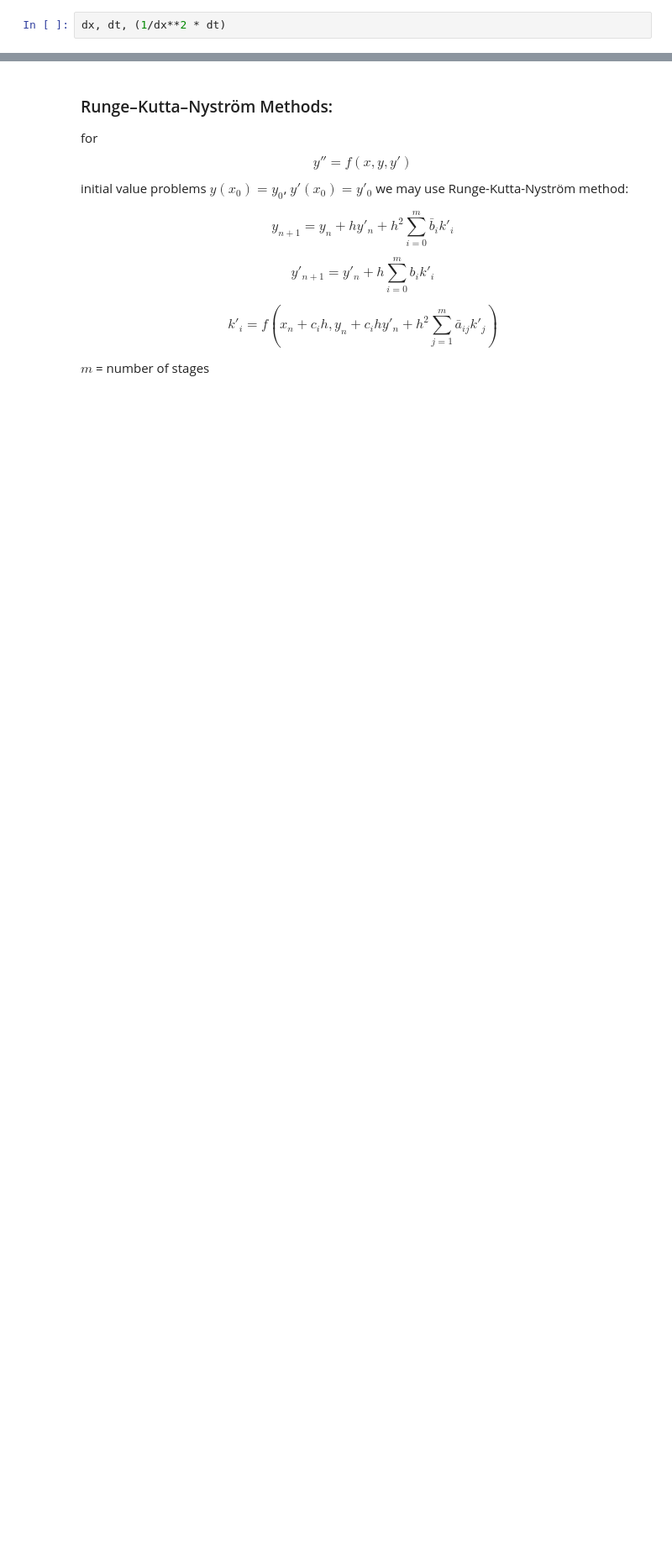
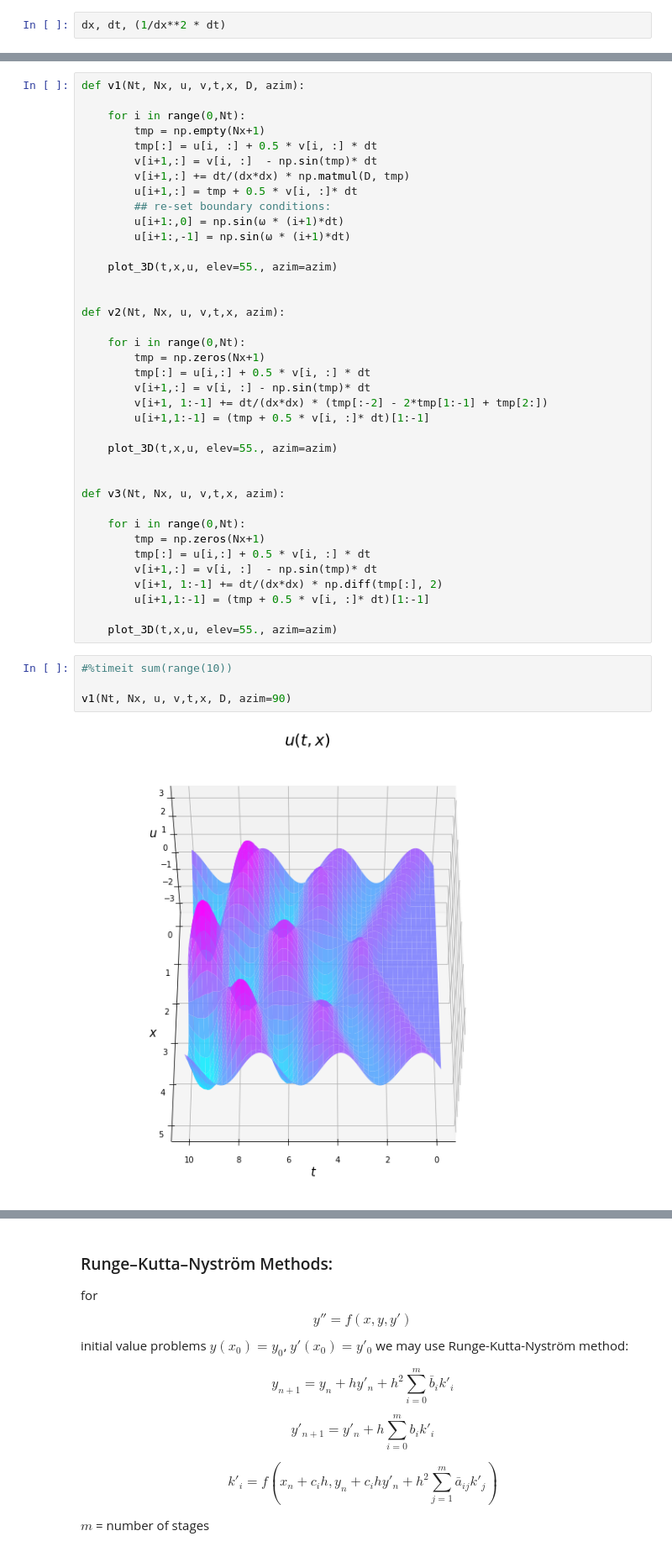
Before and after one commit to Milwa97/PlayGround, a Jupyter notebook: sine_gordon.ipynb, the cells around one changed output, grey strips where cells are left out. Shown at 84% size. Drawn from its saved outputs; the diff is of its cells as text; blank space fills up the shorter version.

```diff
--- a/sine_gordon.ipynb
+++ b/sine_gordon.ipynb
@@ -299,0 +178,44 @@ for i in range(0,Nt):
+# %%
+def v1(Nt, Nx, u, v,t,x, D, azim):
+
+    for i in range(0,Nt):
+        tmp = np.empty(Nx+1)
+        tmp[:] = u[i, :] + 0.5 * v[i, :] * dt
+        v[i+1,:] = v[i, :]  - np.sin(tmp)* dt
+        v[i+1,:] += dt/(dx*dx) * np.matmul(D, tmp)
+        u[i+1,:] = tmp + 0.5 * v[i, :]* dt
+        ## re-set boundary conditions:
+        u[i+1:,0] = np.sin(ω * (i+1)*dt)
+        u[i+1:,-1] = np.sin(ω * (i+1)*dt)
+
+    plot_3D(t,x,u, elev=55., azim=azim)
+
+
+def v2(Nt, Nx, u, v,t,x, azim):
+
+    for i in range(0,Nt):
+        tmp = np.zeros(Nx+1)
+        tmp[:] = u[i,:] + 0.5 * v[i, :] * dt
+        v[i+1,:] = v[i, :] - np.sin(tmp)* dt
+        v[i+1, 1:-1] += dt/(dx*dx) * (tmp[:-2] - 2*tmp[1:-1] + tmp[2:])
+        u[i+1,1:-1] = (tmp + 0.5 * v[i, :]* dt)[1:-1]
+
+    plot_3D(t,x,u, elev=55., azim=azim)
+
+
+def v3(Nt, Nx, u, v,t,x, azim):
+
+    for i in range(0,Nt):
+        tmp = np.zeros(Nx+1)
+        tmp[:] = u[i,:] + 0.5 * v[i, :] * dt
+        v[i+1,:] = v[i, :]  - np.sin(tmp)* dt
+        v[i+1, 1:-1] += dt/(dx*dx) * np.diff(tmp[:], 2)
+        u[i+1,1:-1] = (tmp + 0.5 * v[i, :]* dt)[1:-1]
+
+    plot_3D(t,x,u, elev=55., azim=azim)
+# %%
+#%timeit sum(range(10))
+
+v1(Nt, Nx, u, v,t,x, D, azim=90)
+# %% [output]
+[figure, added]
```
Also changed, not shown: parts of 13 cells of this notebook, 1 other file.
